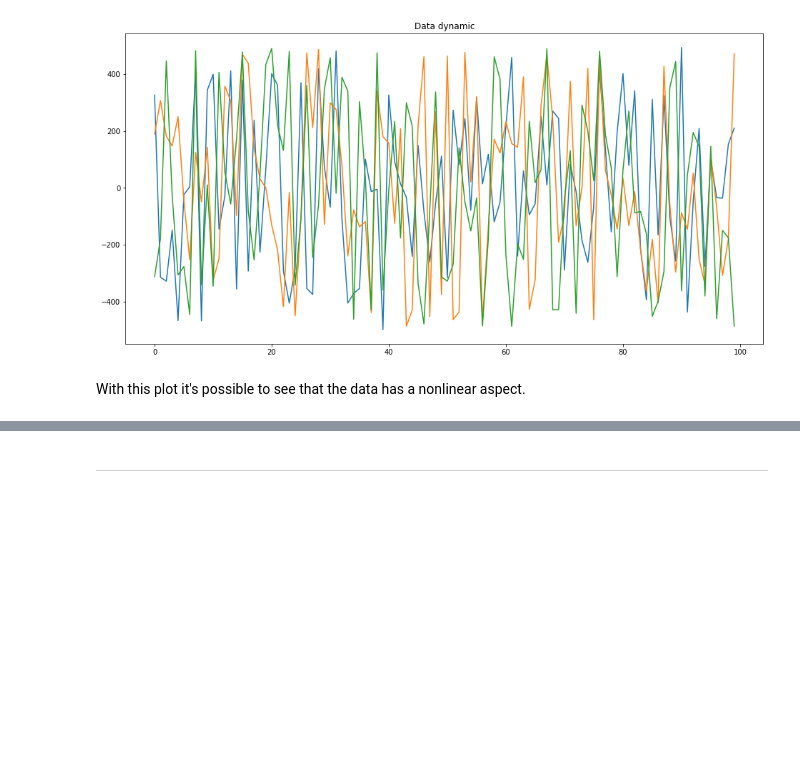
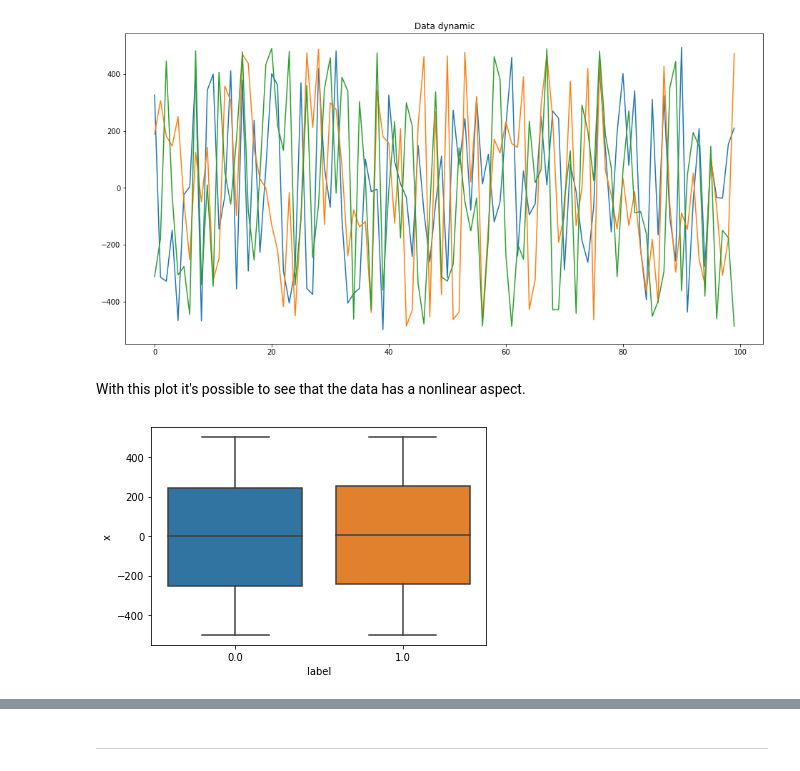
Before and after one commit to pepocasella/BIg-Data-Small-Test, a Jupyter notebook: Big_Data_Test.ipynb, the cells around one changed output, grey strips where cells are left out. Drawn from its saved outputs; the diff is of its cells as text; code cells hidden in the pictures; blank space fills up the shorter version.

Commit message:
update better data analysis

```diff
--- a/Big_Data_Test.ipynb
+++ b/Big_Data_Test.ipynb
@@ -49,3 +50,7 @@ Text(0.5, 1.0, 'Data dynamic')
 [figure]
 # %% [markdown]
 With this plot it's possible to see that the data has a nonlinear aspect.
+# %%
+box_plot_x = sns.boxplot(x="label", y=dataset["x"], data=dataset)
+# %% [output]
+[figure, added]
```
Also changed, not shown: parts of 5 cells of this notebook.
